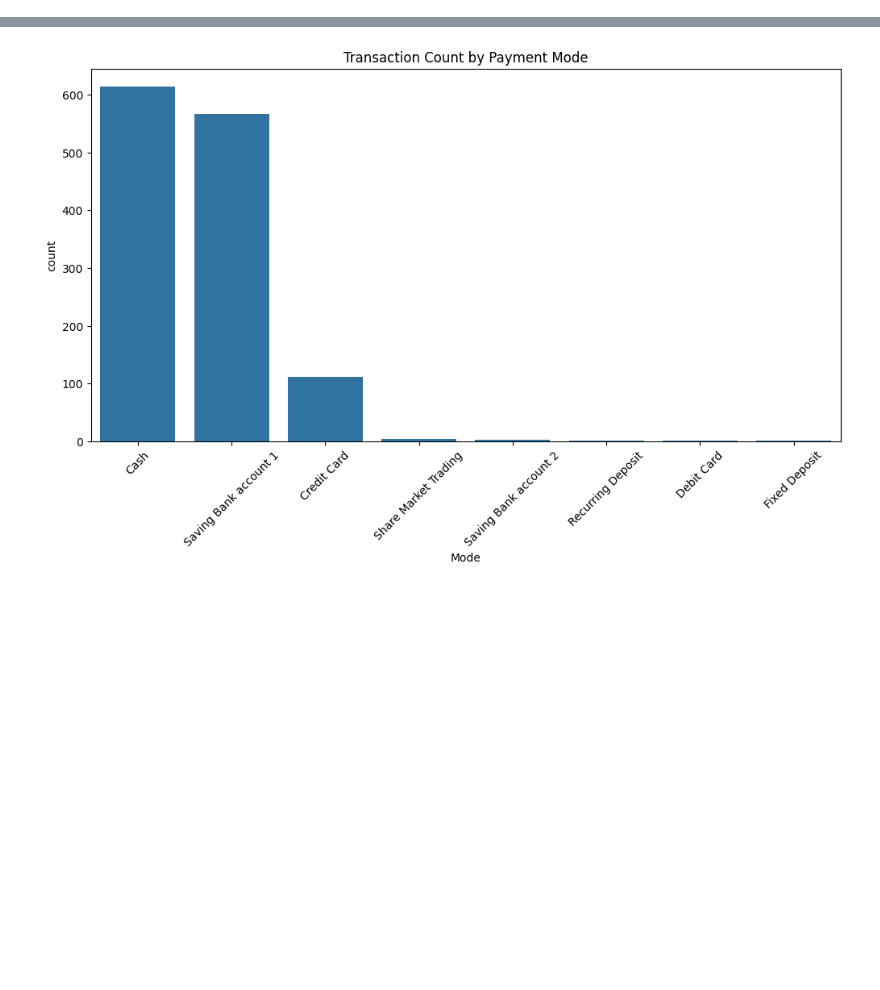
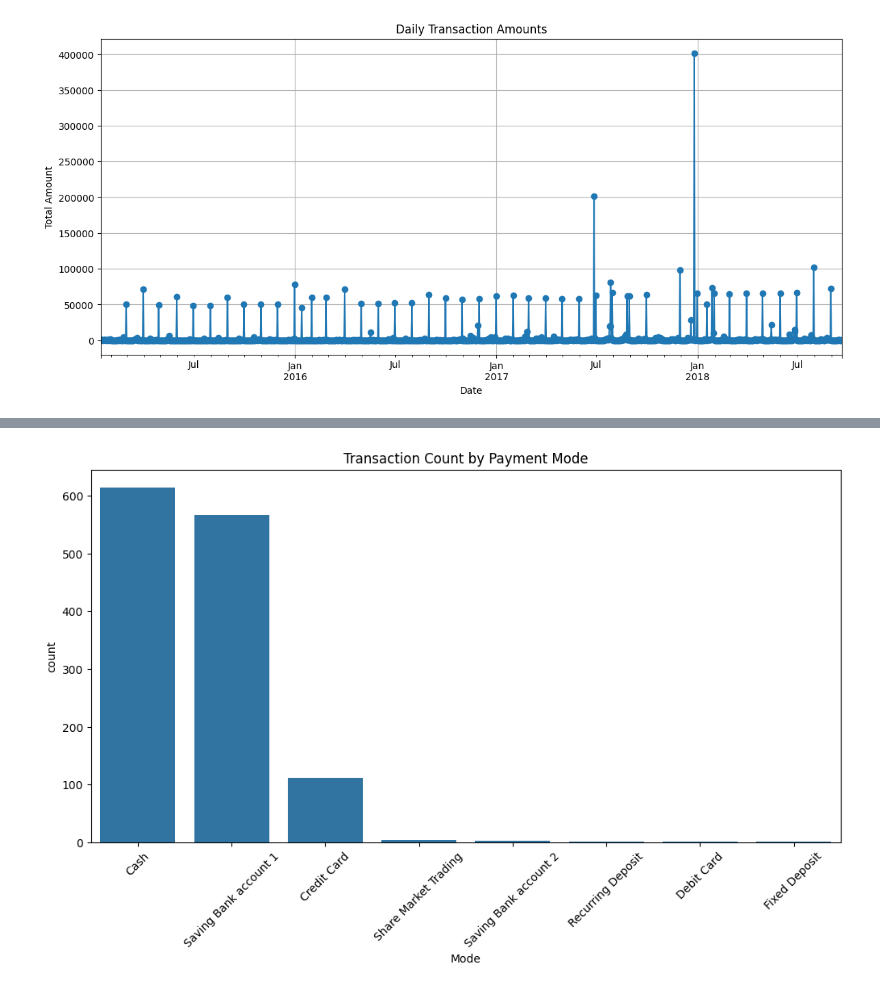
Before and after one commit to patelSahil9/Internship, a Jupyter notebook: DAILY_TRANSECTIONS/DAILY.IPYNB, the cells around one changed output, grey strips where cells are left out. Saved outputs shown, nothing was run; the diff lists cells and outputs as text; code cells hidden in the pictures; blank space fills up the shorter version.

```diff
--- a/DAILY_TRANSECTIONS/DAILY.IPYNB
+++ b/DAILY_TRANSECTIONS/DAILY.IPYNB
@@ -5,0 +80,11 @@ import seaborn as sns
+# %%
+daily = df.resample('D')['Amount'].sum()
+plt.figure(figsize=(14,6))
+daily.plot(marker='o')
+plt.title('Daily Transaction Amounts')
+plt.xlabel('Date')
+plt.ylabel('Total Amount')
+plt.grid(True)
+plt.show()
+# %% [output]
+[figure, added]
```
Also changed, not shown: parts of 8 cells of this notebook, 4 other files.
